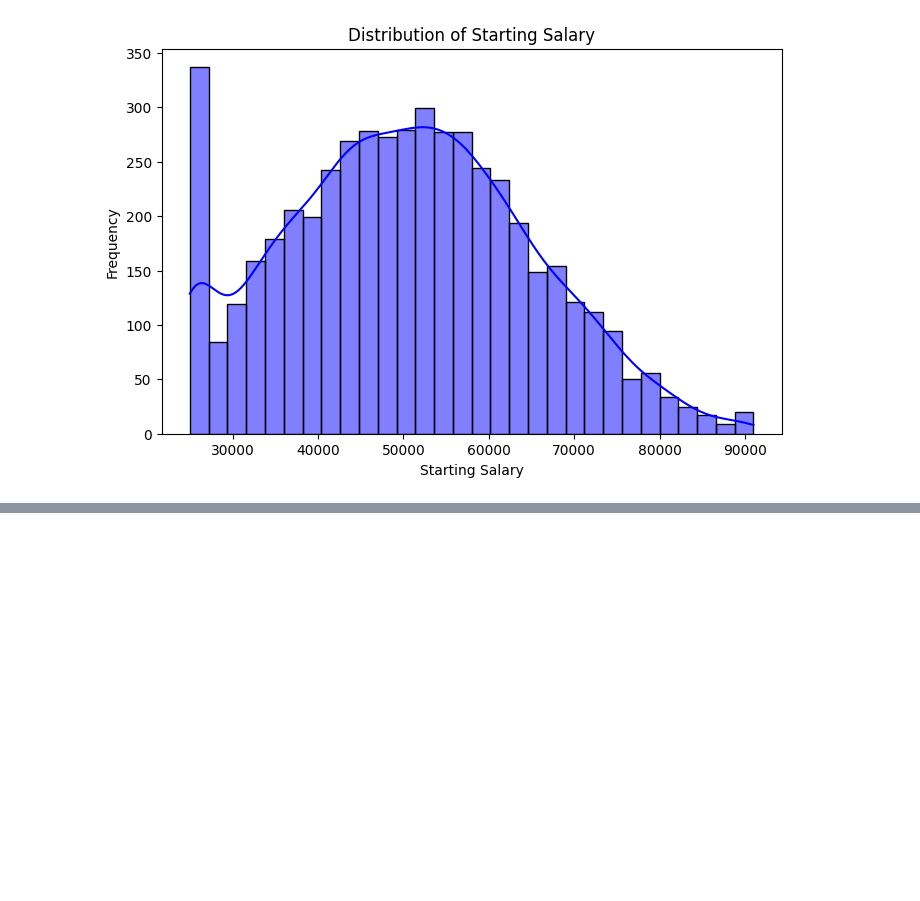
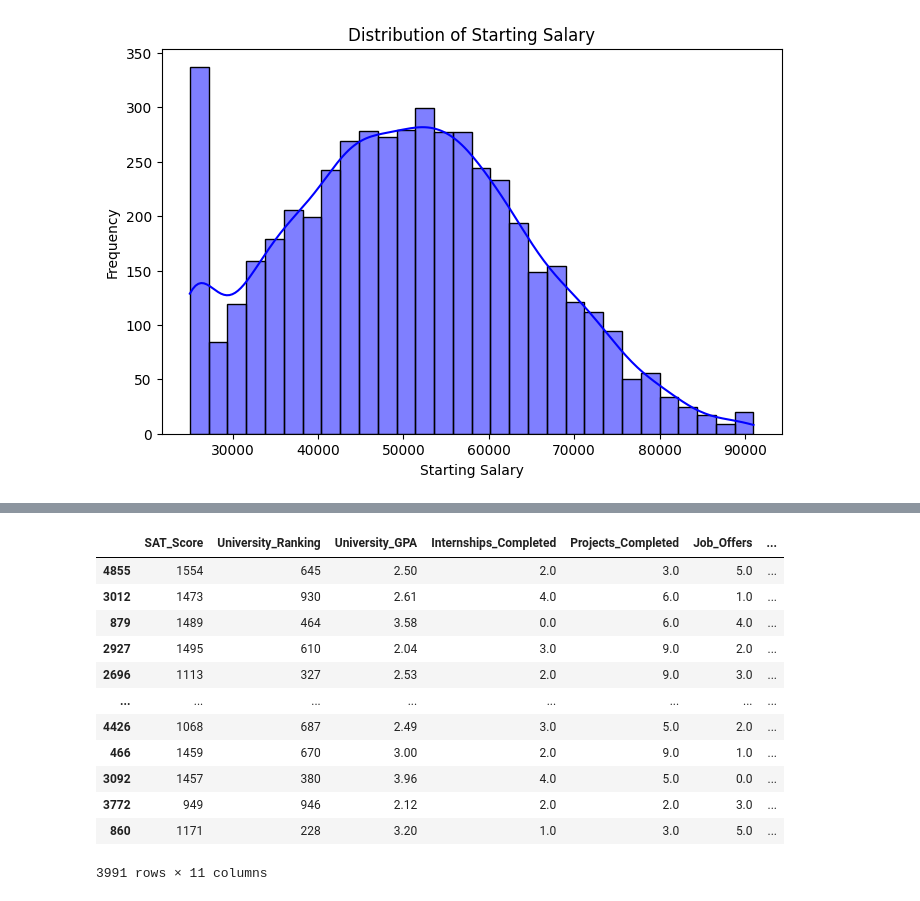
Before and after one commit to Akbarhusain12/Machine_learning, a Jupyter notebook: Practice/Ed & Career/Linear_Regression_Assignment.ipynb, the cells around one changed output, grey strips where cells are left out. Cells and saved outputs as stored; diff of their text form; code cells hidden in the pictures; blank space fills up the shorter version.

```diff
--- a/Practice/Ed & Career/Linear_Regression_Assignment.ipynb
+++ b/Practice/Ed & Career/Linear_Regression_Assignment.ipynb
@@ -203,0 +210,16 @@ R² Score: -0.007526444645238772
+# %%
+y_train
+# %% [output]
+|  | SAT_Score | University_Ranking | University_GPA | Internships_Completed | Projects_Completed | Job_Offers | ... |
+| 4855 | 1554 | 645 | 2.50 | 2.0 | 3.0 | 5.0 | ... |
+| 3012 | 1473 | 930 | 2.61 | 4.0 | 6.0 | 1.0 | ... |
+| 879 | 1489 | 464 | 3.58 | 0.0 | 6.0 | 4.0 | ... |
+| 2927 | 1495 | 610 | 2.04 | 3.0 | 9.0 | 2.0 | ... |
+| 2696 | 1113 | 327 | 2.53 | 2.0 | 9.0 | 3.0 | ... |
+| ... | ... | ... | ... | ... | ... | ... | ... |
+| 4426 | 1068 | 687 | 2.49 | 3.0 | 5.0 | 2.0 | ... |
+| 466 | 1459 | 670 | 3.00 | 2.0 | 9.0 | 1.0 | ... |
+| 3092 | 1457 | 380 | 3.96 | 4.0 | 5.0 | 0.0 | ... |
+| 3772 | 949 | 946 | 2.12 | 2.0 | 2.0 | 3.0 | ... |
+| 860 | 1171 | 228 | 3.20 | 1.0 | 3.0 | 5.0 | ... |
+3991 rows × 11 columns
```
Also changed, not shown: parts of 7 cells of this notebook.
